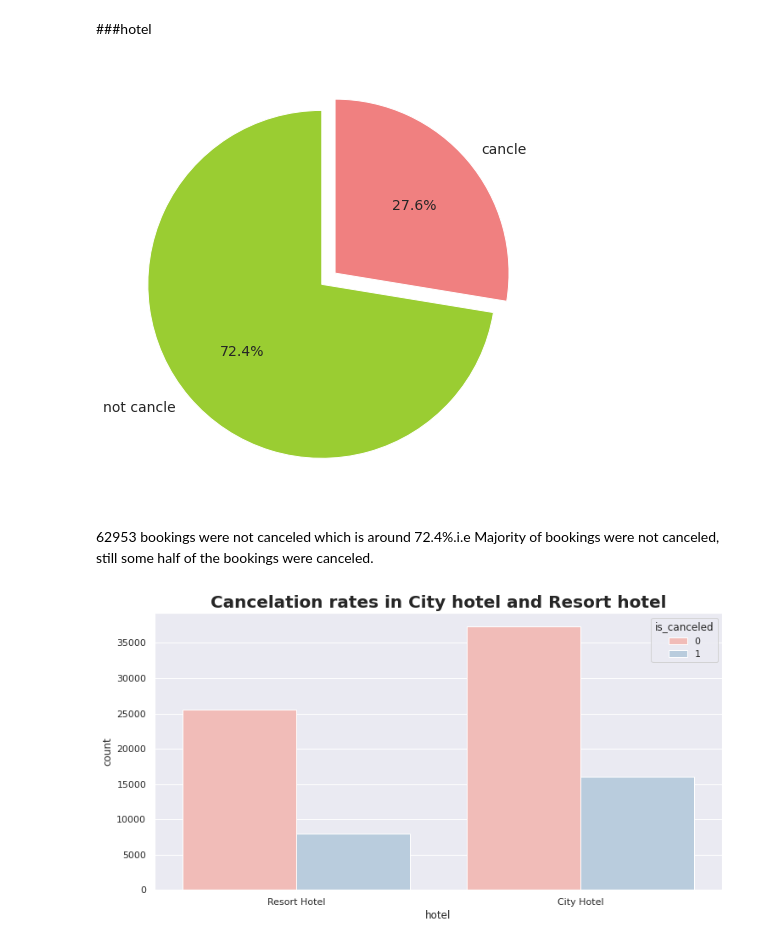
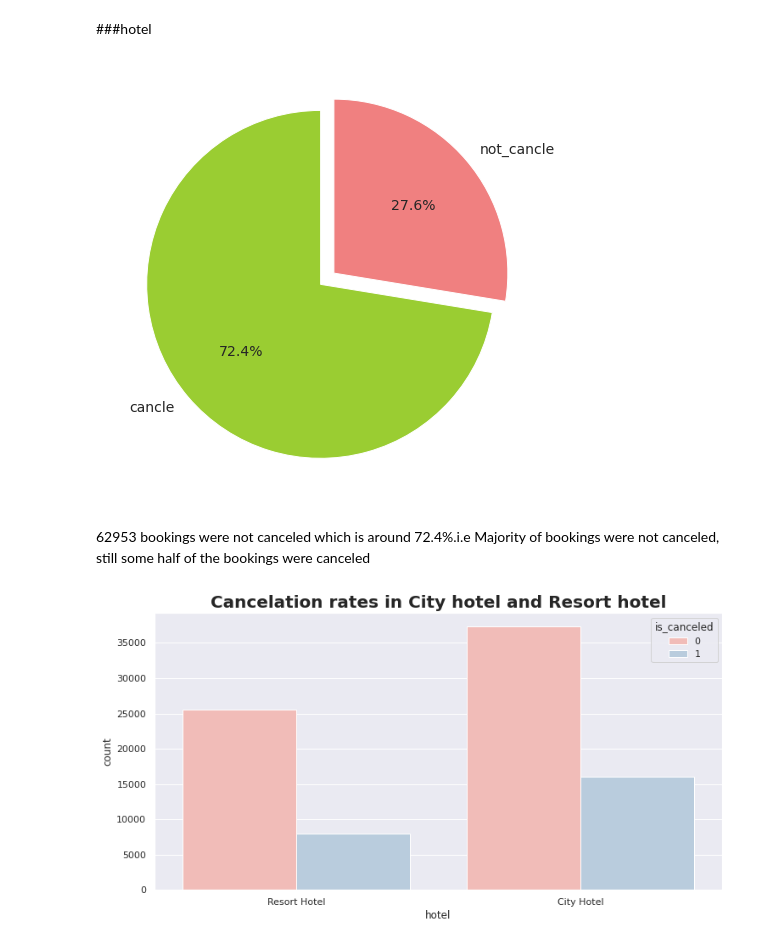
Before and after one commit to dhrisandamedhi/Hotel_booking, a Jupyter notebook: hotel_booking.ipynb, the cells around one changed output. Drawn from its saved outputs; the diff is of its cells as text; code cells hidden in the pictures.

```diff
--- a/hotel_booking.ipynb
+++ b/hotel_booking.ipynb
@@ -176,6 +242,10 @@ hotel['arrival_date_month']=hotel['arrival_date_month'].astype('str')
 # %%
 #combine date,month,year
 hotel['arrival_date']=hotel['arrival_date_day_of_month']+'-'+hotel['arrival_date_month']+'-'+hotel['arrival_date_year']
+hotel['Arrival Date'] = pd.to_datetime(hotel['arrival_date'], errors='coerce')
+# %%
+#since we combine arrival_date,month into arrival_date now we remove those colomns
+hotel.drop(['arrival_date'],inplace= True, axis=1)
 # %%
 hotel.head()
 # %% [output]
@@ -358,25 +394,25 @@ We can see 72% visitors checked out and 26% bookings were canceled
 # %%
 # Enlarging the pie chart
 plt.rcParams['figure.figsize'] = 8,8
 
 # Indexing labels. tolist() will convert the index to list for easy manipulation
-labels = ['not cancle','cancle']
+labels = ['cancle','not_cancle']
 
 # Convert value counts to list
 sizes = hotel['is_canceled'].value_counts().tolist()
 
 # As the name suggest, explode will determine how much each section is separated from each other
 explode = (0, 0.1)
 
 # Determine colour of pie chart
 colors = ['yellowgreen', 'lightcoral']
 
 plt.pie(sizes, explode=explode, labels=labels, colors=colors, autopct='%1.1f%%',startangle=90, textprops={'fontsize': 14})
 plt.show()
 # %% [output]
-[figure, old version]
+[figure, new version]
 # %% [markdown]
-62953 bookings were not canceled which is around 72.4%.i.e Majority of bookings were not canceled, still some half of the bookings were canceled.
+62953 bookings were not canceled which is around 72.4%.i.e Majority of bookings were not canceled, still some half of the bookings were canceled
 # %%
 plt.figure(figsize=(12, 6))
 
```
Also changed, not shown: parts of 40 cells of this notebook.
